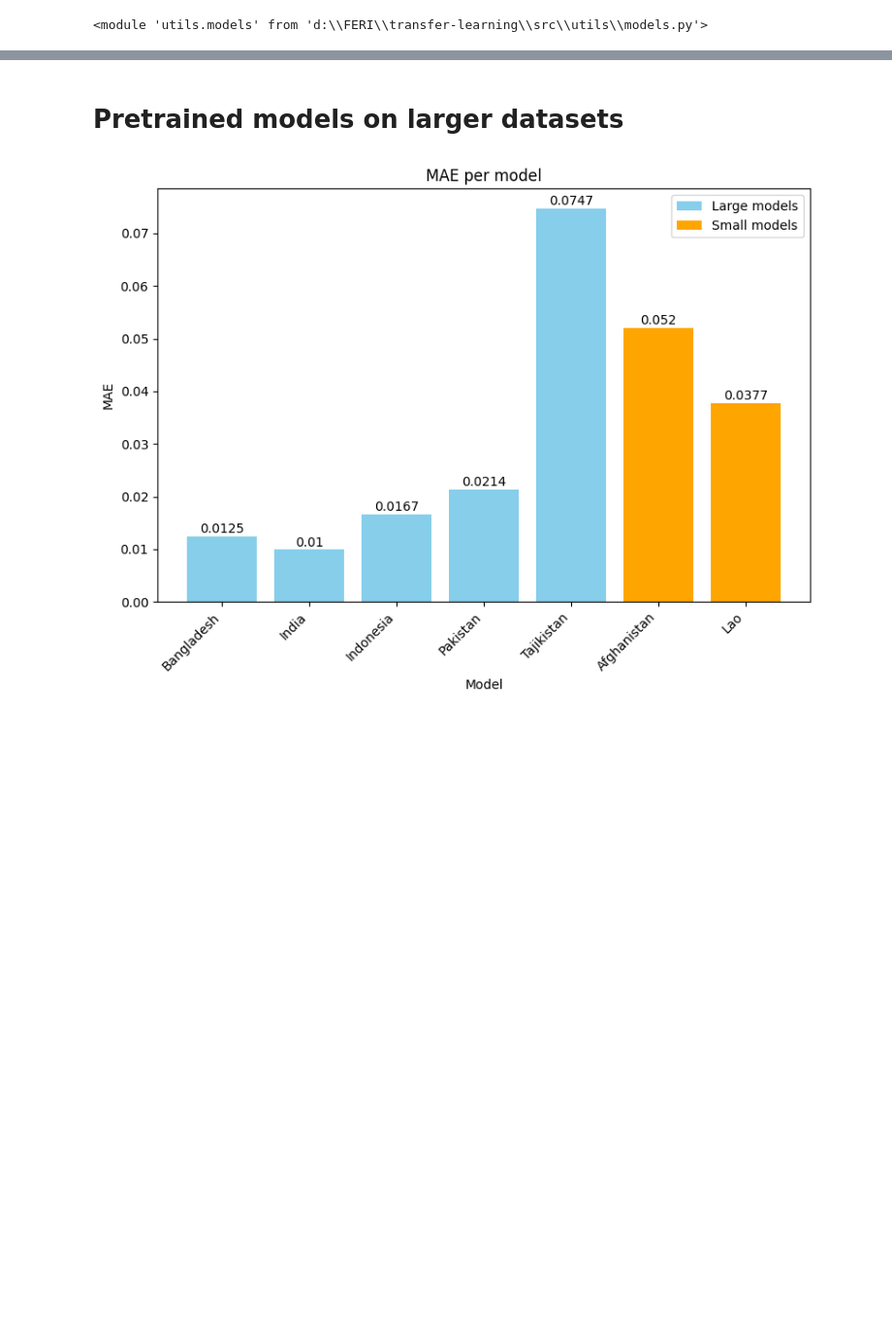
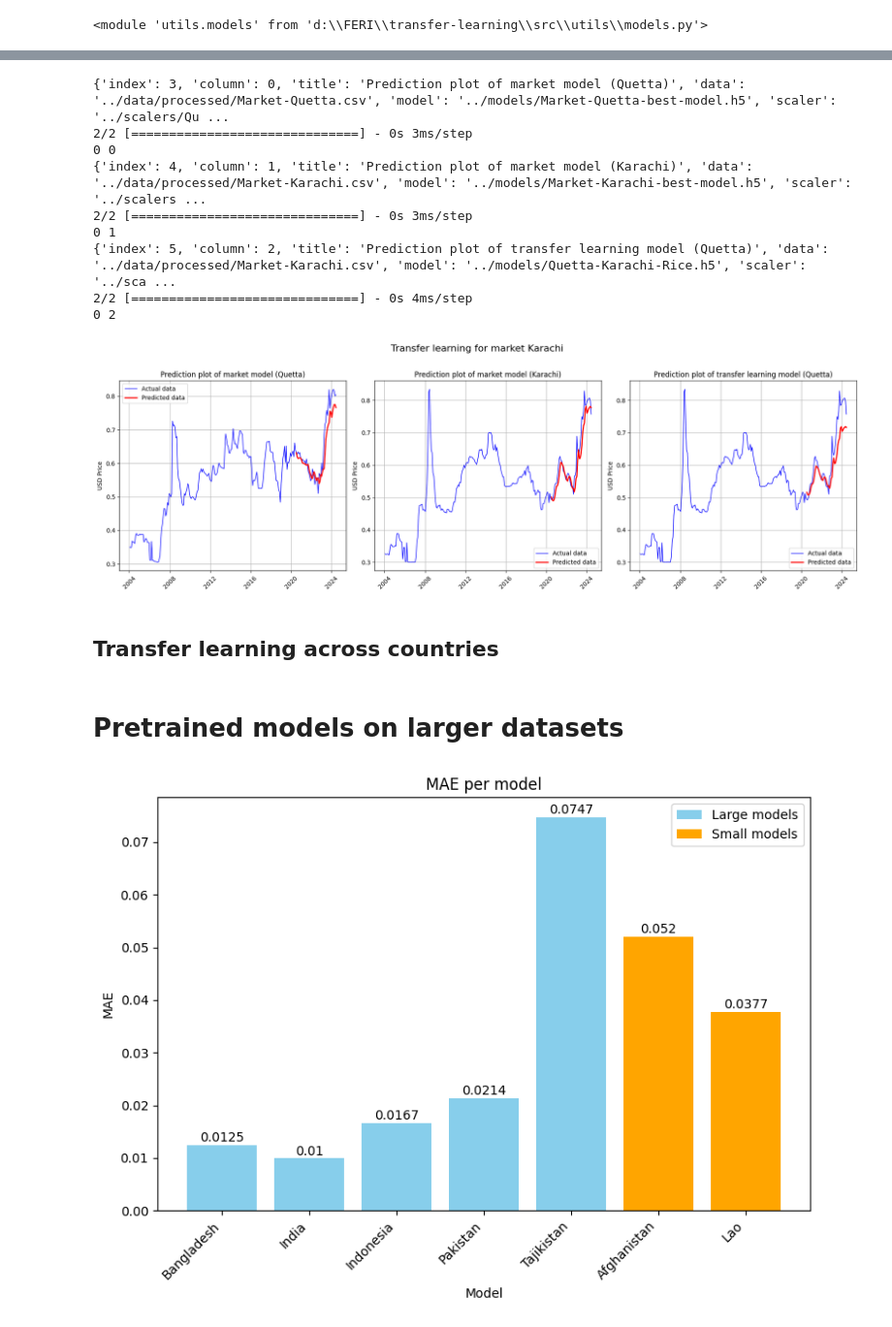
Before and after one commit to JanaJankovic/transfer-learning, a Jupyter notebook: src/model.ipynb, the cells around one changed output, grey strips where cells are left out. Shown at 97% size. Saved outputs shown, nothing was run; the diff lists cells and outputs as text; code cells hidden in the pictures; blank space fills up the shorter version.

Commit message:
add markets

```diff
--- a/src/model.ipynb
+++ b/src/model.ipynb
@@ -23,3 +89,20 @@ importlib.reload(m)
+# %%
+vis.visualize_tl_summary(
+    "Karachi", ["Quetta"], commodity, "Transfer learning for market Karachi", market=True
+)
+# %% [output]
+{'index': 3, 'column': 0, 'title': 'Prediction plot of market model (Quetta)', 'data': '../data/processed/Market-Quetta.csv', 'model': '../models/Market-Quetta-best-model.h5', 'scaler': '../scalers/Qu ...
+2/2 [==============================] - 0s 3ms/step
+0 0
+{'index': 4, 'column': 1, 'title': 'Prediction plot of market model (Karachi)', 'data': '../data/processed/Market-Karachi.csv', 'model': '../models/Market-Karachi-best-model.h5', 'scaler': '../scalers ...
+2/2 [==============================] - 0s 3ms/step
+0 1
+{'index': 5, 'column': 2, 'title': 'Prediction plot of transfer learning model (Quetta)', 'data': '../data/processed/Market-Karachi.csv', 'model': '../models/Quetta-Karachi-Rice.h5', 'scaler': '../sca ...
+2/2 [==============================] - 0s 4ms/step
+0 2
+[figure, added]
+# %% [markdown]
+## Transfer learning across countries
 # %%
 commodity = 'Rice'
 
```
Also changed, not shown: parts of 8 cells of this notebook, 26 other files.
